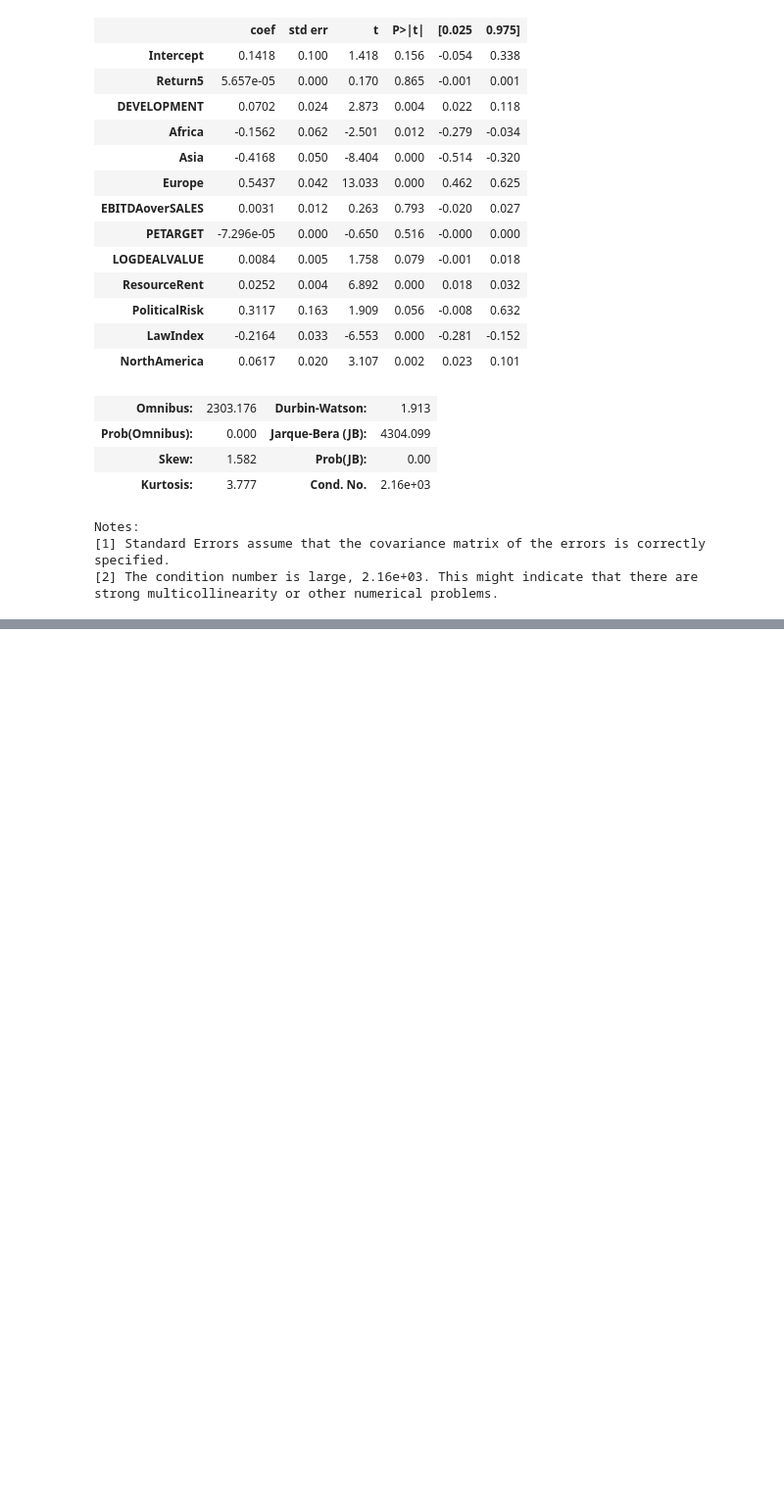
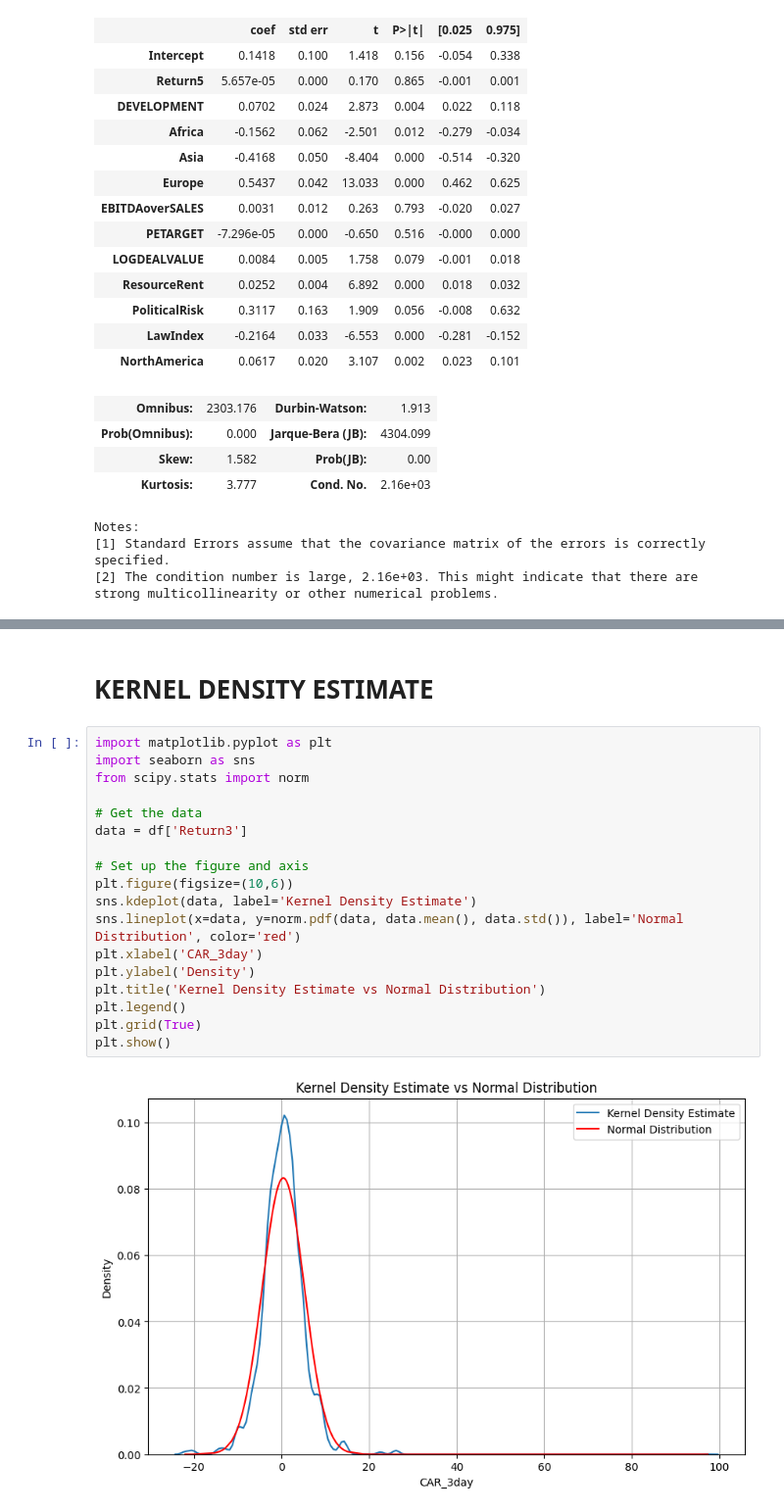
Before and after one commit to MrGarrido/TANALYSIS, a Jupyter notebook: Analysis.ipynb, the cells around one changed output, grey strips where cells are left out. Shown at 98% size. Drawn from its saved outputs; the diff is of its cells as text; blank space fills up the shorter version.

```diff
--- a/Analysis.ipynb
+++ b/Analysis.ipynb
@@ -509,0 +661,22 @@ strong multicollinearity or other numerical problems.
+# %% [markdown]
+# KERNEL DENSITY ESTIMATE
+# %%
+import matplotlib.pyplot as plt
+import seaborn as sns
+from scipy.stats import norm
+
+# Get the data
+data = df['Return3']
+
+# Set up the figure and axis
+plt.figure(figsize=(10,6))
+sns.kdeplot(data, label='Kernel Density Estimate')
+sns.lineplot(x=data, y=norm.pdf(data, data.mean(), data.std()), label='Normal Distribution', color='red')
+plt.xlabel('CAR_3day')
+plt.ylabel('Density')
+plt.title('Kernel Density Estimate vs Normal Distribution')
+plt.legend()
+plt.grid(True)
+plt.show()
+# %% [output]
+[figure, added]
```
Also changed, not shown: parts of 17 cells of this notebook.
